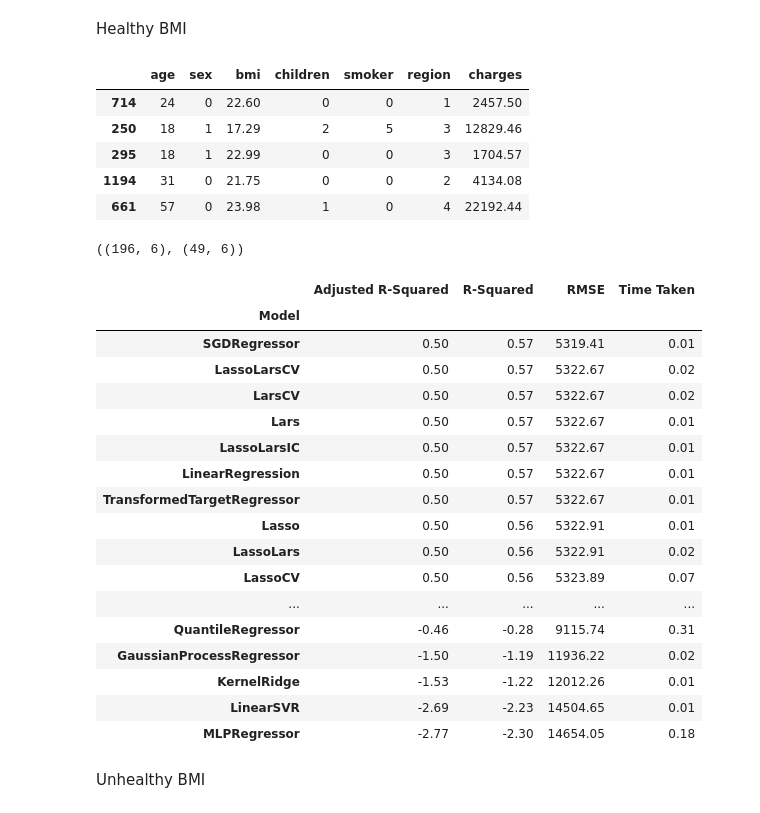
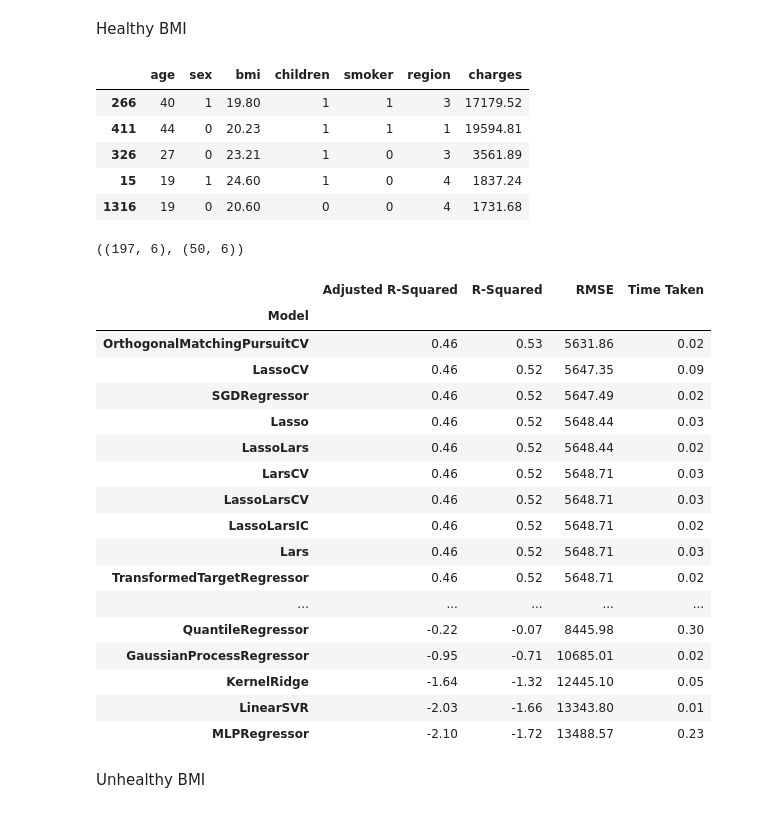
Before and after one commit to AnaGonBu/Proyecto_google, a Jupyter notebook: resume.ipynb, the cells around one changed output. Saved outputs shown, nothing was run; the diff lists cells and outputs as text; code cells hidden in the pictures.

```diff
--- a/resume.ipynb
+++ b/resume.ipynb
@@ -545,15 +590,15 @@ models_nfum
 # %% [markdown]
 Healthy BMI
 # %%
-df_bmi_ok = df[(df['bmi'] <25)]
+df_bmi_ok = df[(df['bmi']<=25)]
 df_bmi_ok.sample(5)
 # %% [output]
 |  | age | sex | bmi | children | smoker | region | charges |
-| 714 | 24 | 0 | 22.60 | 0 | 0 | 1 | 2457.50 |
-| 250 | 18 | 1 | 17.29 | 2 | 5 | 3 | 12829.46 |
-| 295 | 18 | 1 | 22.99 | 0 | 0 | 3 | 1704.57 |
-| 1194 | 31 | 0 | 21.75 | 0 | 0 | 2 | 4134.08 |
-| 661 | 57 | 0 | 23.98 | 1 | 0 | 4 | 22192.44 |
+| 266 | 40 | 1 | 19.80 | 1 | 1 | 3 | 17179.52 |
+| 411 | 44 | 0 | 20.23 | 1 | 1 | 1 | 19594.81 |
+| 326 | 27 | 0 | 23.21 | 1 | 0 | 3 | 3561.89 |
+| 15 | 19 | 1 | 24.60 | 1 | 0 | 4 | 1837.24 |
+| 1316 | 19 | 0 | 20.60 | 0 | 0 | 4 | 1731.68 |
 # %%
 X_bmi_ok = df_bmi_ok.drop('charges',axis=1)
 y_bmi_ok= df_bmi_ok['charges']
@@ -562,7 +607,7 @@ from sklearn.model_selection import train_test_split
 X_train_bmi_ok, X_test_bmi_ok, y_train_bmi_ok, y_test_bmi_ok = train_test_split( X_bmi_ok, y_bmi_ok, test_size=0.2, random_state=42)
 X_train_bmi_ok.shape, X_test_bmi_ok.shape
 # %% [output]
-((196, 6), (49, 6))
+((197, 6), (50, 6))
 # %%
 clf_bmi_ok = LazyRegressor(verbose=0)
 models_bmi_ok,predictions_bmi_ok = clf_bmi_ok.fit(X_train_bmi_ok, X_test_bmi_ok, y_train_bmi_ok, y_test_bmi_ok)
@@ -570,22 +615,22 @@ models_bmi_ok
 # %% [output]
 |  | Adjusted R-Squared | R-Squared | RMSE | Time Taken |
 | Model |  |  |  |  |
-| SGDRegressor | 0.50 | 0.57 | 5319.41 | 0.01 |
-| LassoLarsCV | 0.50 | 0.57 | 5322.67 | 0.02 |
-| LarsCV | 0.50 | 0.57 | 5322.67 | 0.02 |
-| Lars | 0.50 | 0.57 | 5322.67 | 0.01 |
-| LassoLarsIC | 0.50 | 0.57 | 5322.67 | 0.01 |
-| LinearRegression | 0.50 | 0.57 | 5322.67 | 0.01 |
-| TransformedTargetRegressor | 0.50 | 0.57 | 5322.67 | 0.01 |
-| Lasso | 0.50 | 0.56 | 5322.91 | 0.01 |
-| LassoLars | 0.50 | 0.56 | 5322.91 | 0.02 |
-| LassoCV | 0.50 | 0.56 | 5323.89 | 0.07 |
+| OrthogonalMatchingPursuitCV | 0.46 | 0.53 | 5631.86 | 0.02 |
+| LassoCV | 0.46 | 0.52 | 5647.35 | 0.09 |
+| SGDRegressor | 0.46 | 0.52 | 5647.49 | 0.02 |
+| Lasso | 0.46 | 0.52 | 5648.44 | 0.03 |
+| LassoLars | 0.46 | 0.52 | 5648.44 | 0.02 |
+| LarsCV | 0.46 | 0.52 | 5648.71 | 0.03 |
+| LassoLarsCV | 0.46 | 0.52 | 5648.71 | 0.03 |
+| LassoLarsIC | 0.46 | 0.52 | 5648.71 | 0.02 |
+| Lars | 0.46 | 0.52 | 5648.71 | 0.03 |
+| TransformedTargetRegressor | 0.46 | 0.52 | 5648.71 | 0.02 |
 | ... | ... | ... | ... | ... |
-| QuantileRegressor | -0.46 | -0.28 | 9115.74 | 0.31 |
-| GaussianProcessRegressor | -1.50 | -1.19 | 11936.22 | 0.02 |
-| KernelRidge | -1.53 | -1.22 | 12012.26 | 0.01 |
-| LinearSVR | -2.69 | -2.23 | 14504.65 | 0.01 |
-| MLPRegressor | -2.77 | -2.30 | 14654.05 | 0.18 |
+| QuantileRegressor | -0.22 | -0.07 | 8445.98 | 0.30 |
+| GaussianProcessRegressor | -0.95 | -0.71 | 10685.01 | 0.02 |
+| KernelRidge | -1.64 | -1.32 | 12445.10 | 0.05 |
+| LinearSVR | -2.03 | -1.66 | 13343.80 | 0.01 |
+| MLPRegressor | -2.10 | -1.72 | 13488.57 | 0.23 |
 # %% [markdown]
 Unhealthy BMI
 # %%
```
Also changed, not shown: parts of 27 cells of this notebook.
